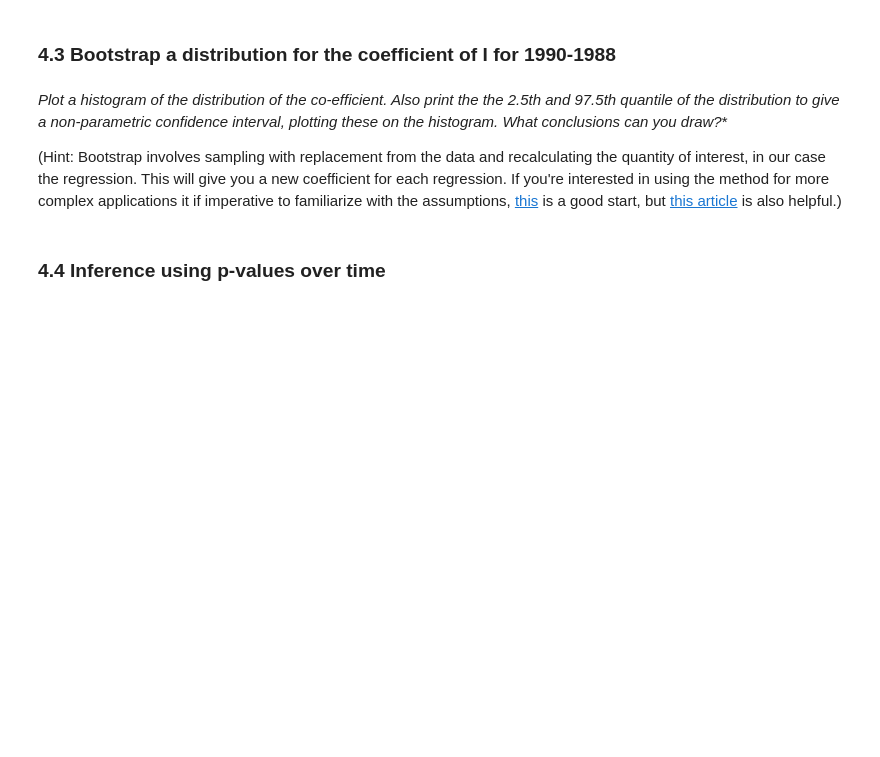
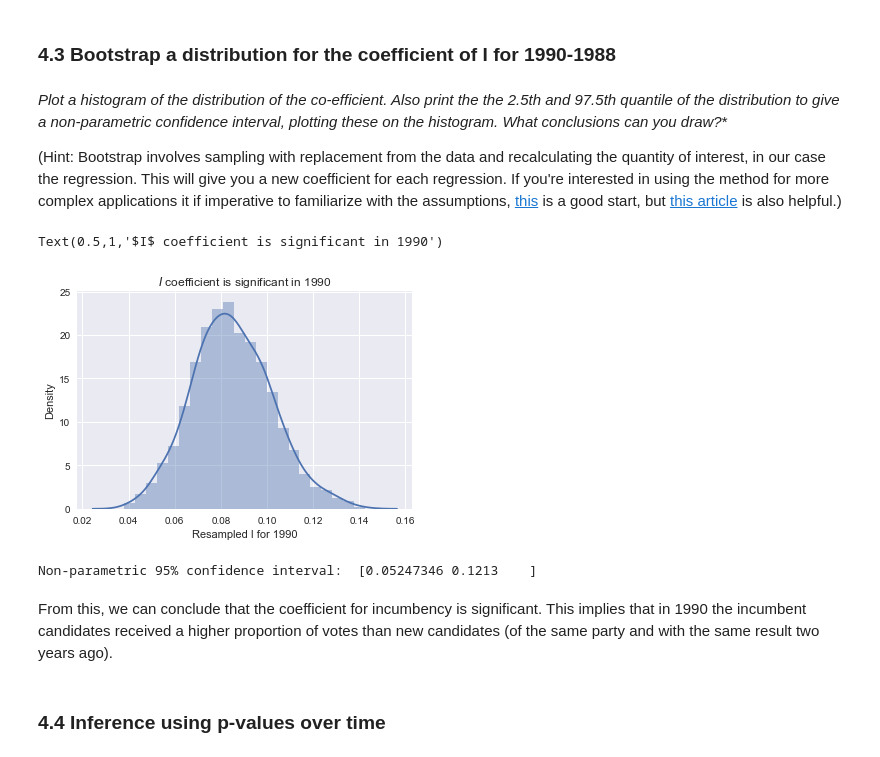
Before and after one commit to NOllAl/AM207HW, a Jupyter notebook: hw3/AM207_HW3.ipynb, the cells around one changed output. Cells and saved outputs as stored; diff of their text form; code cells hidden in the pictures; blank space fills up the shorter version.

```diff
--- a/hw3/AM207_HW3.ipynb
+++ b/hw3/AM207_HW3.ipynb
@@ -754,3 +752,29 @@ There is an **increasing trend** of the coefficient of incumbency. This means th
+# %%
+#your code here
+m = 1000
+key = str(pairs[-1][0]) + "-" + str(pairs[-1][1])
+data_1990 = pairframes[key]
+formula = 'DP ~ DP1 + I + P'
+
+bootstrapped_I = np.zeros(m)
+for i in range(m):
+    data_resampled = data_1990.sample(frac=1.0, replace=True)
+    ols_model = ols(formula, data_resampled).fit()
+    bootstrapped_I[i] = ols_model.params['I']
+# %%
+sns.distplot(bootstrapped_I)
+plt.xlabel('Resampled I for 1990')
+plt.ylabel('Density')
+plt.title(r'$I$ coefficient is significant in 1990')
+# %% [output]
+Text(0.5,1,'$I$ coefficient is significant in 1990')
+[figure, added]
+# %%
+print("Non-parametric 95% confidence interval: ", np.percentile(bootstrapped_I, [2.5, 97.5]))
+# %% [output]
+Non-parametric 95% confidence interval:  [0.05247346 0.1213    ]
+# %% [markdown]
+From this, we can conclude that the coefficient for incumbency is significant. This implies that in 1990 the incumbent candidates received a higher proportion of votes than new candidates (of the same party and with the same result two years ago).
 # %% [markdown]
 ### 4.4 Inference using p-values over time
 # %% [markdown]
```
Also changed, not shown: parts of 1 cell of this notebook.
